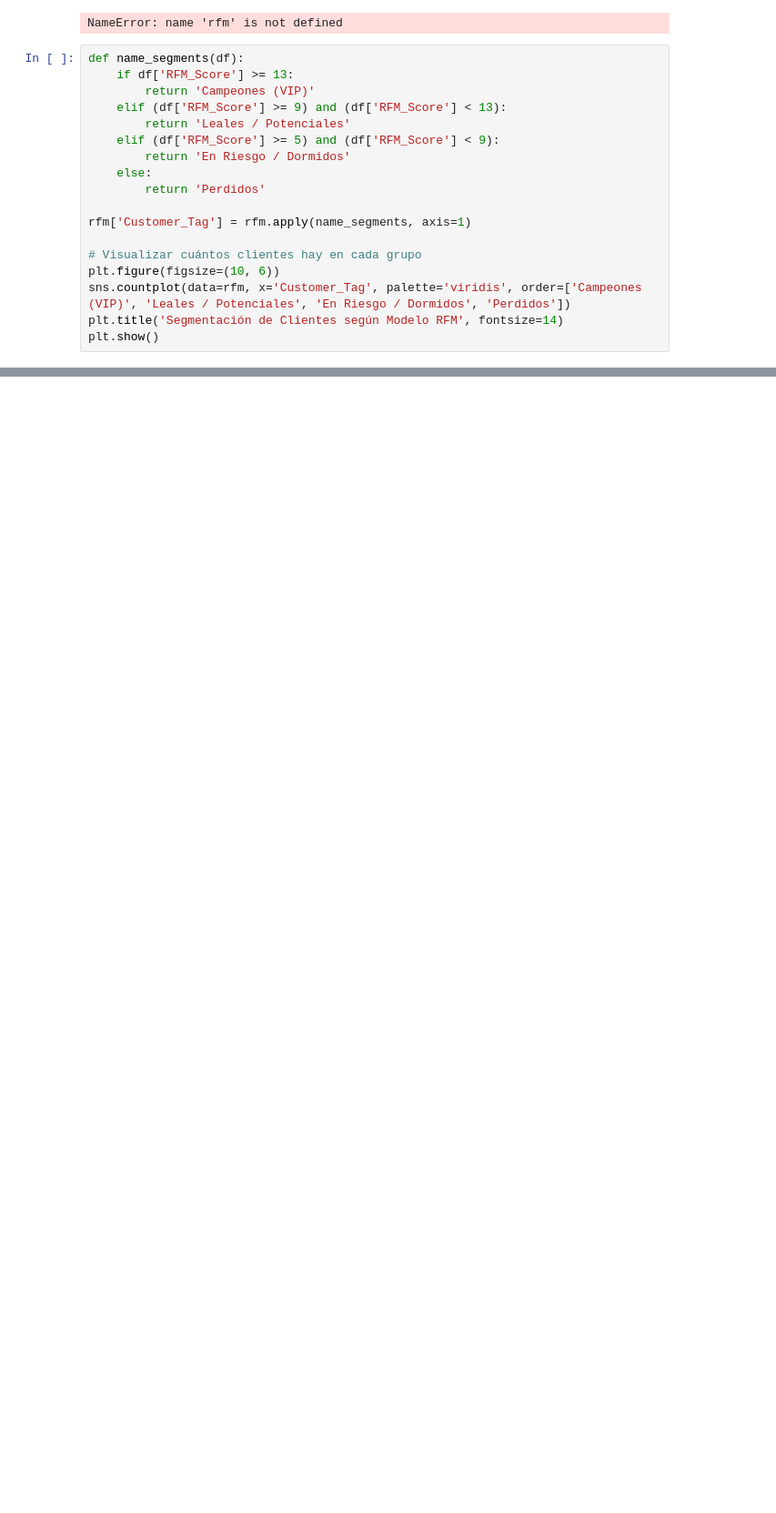
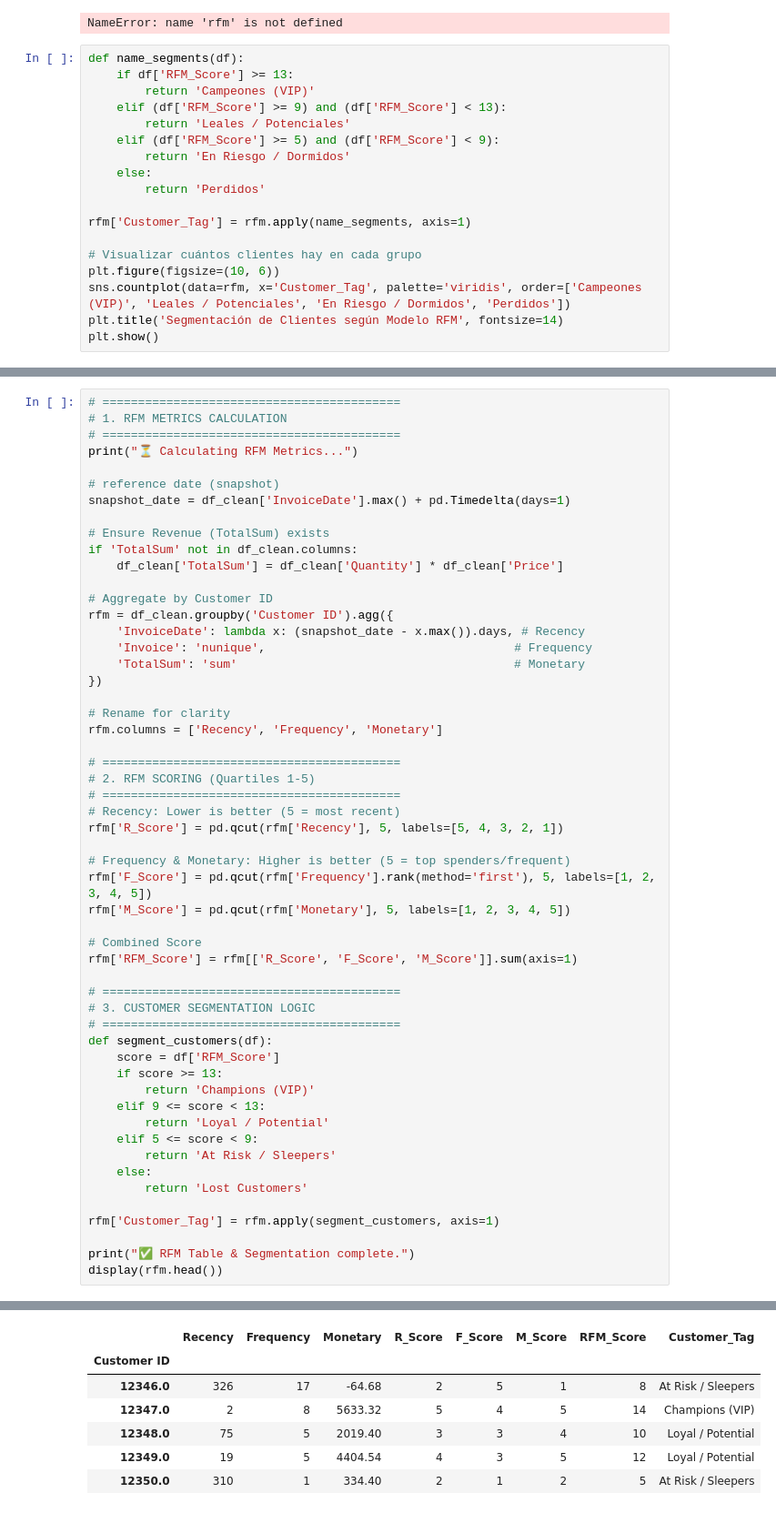
Before and after one commit to JesusSanchezM/1.-Supply-Chain-Intelligence, a Jupyter notebook: notebooks/02_eda_python.ipynb, the cells around one changed output, grey strips where cells are left out. Shown at 91% size. Drawn from its saved outputs; the diff is of its cells as text; blank space fills up the shorter version.

```diff
--- a/notebooks/02_eda_python.ipynb
+++ b/notebooks/02_eda_python.ipynb
@@ -139,0 +140,55 @@ plt.show()
+# %%
+# ==========================================
+# 1. RFM METRICS CALCULATION
+# ==========================================
+print("⏳ Calculating RFM Metrics...")
+
+# reference date (snapshot)
+snapshot_date = df_clean['InvoiceDate'].max() + pd.Timedelta(days=1)
+
+# Ensure Revenue (TotalSum) exists
+if 'TotalSum' not in df_clean.columns:
+    df_clean['TotalSum'] = df_clean['Quantity'] * df_clean['Price']
+
+# Aggregate by Customer ID
+rfm = df_clean.groupby('Customer ID').agg({
+    'InvoiceDate': lambda x: (snapshot_date - x.max()).days, # Recency
+    'Invoice': 'nunique',                                   # Frequency
+    'TotalSum': 'sum'                                       # Monetary
+})
+
+# Rename for clarity
+rfm.columns = ['Recency', 'Frequency', 'Monetary']
+
+# ==========================================
+# 2. RFM SCORING (Quartiles 1-5)
+# ==========================================
+# Recency: Lower is better (5 = most recent)
+rfm['R_Score'] = pd.qcut(rfm['Recency'], 5, labels=[5, 4, 3, 2, 1])
+
+# Frequency & Monetary: Higher is better (5 = top spenders/frequent)
+rfm['F_Score'] = pd.qcut(rfm['Frequency'].rank(method='first'), 5, labels=[1, 2, 3, 4, 5])
+rfm['M_Score'] = pd.qcut(rfm['Monetary'], 5, labels=[1, 2, 3, 4, 5])
+
+# Combined Score
+rfm['RFM_Score'] = rfm[['R_Score', 'F_Score', 'M_Score']].sum(axis=1)
+
+# ==========================================
+# 3. CUSTOMER SEGMENTATION LOGIC
+# ==========================================
+def segment_customers(df):
+    score = df['RFM_Score']
+    if score >= 13:
+        return 'Champions (VIP)'
+    elif 9 <= score < 13:
+        return 'Loyal / Potential'
+    elif 5 <= score < 9:
+        return 'At Risk / Sleepers'
+    else:
+        return 'Lost Customers'
+
+rfm['Customer_Tag'] = rfm.apply(segment_customers, axis=1)
+
+print("✅ RFM Table & Segmentation complete.")
+display(rfm.head())
+# %% [output]
@@ -139,0 +197,7 @@ plt.show()
+|  | Recency | Frequency | Monetary | R_Score | F_Score | M_Score | RFM_Score | Customer_Tag |
+| Customer ID |  |  |  |  |  |  |  |  |
+| 12346.0 | 326 | 17 | -64.68 | 2 | 5 | 1 | 8 | At Risk / Sleepers |
+| 12347.0 | 2 | 8 | 5633.32 | 5 | 4 | 5 | 14 | Champions (VIP) |
+| 12348.0 | 75 | 5 | 2019.40 | 3 | 3 | 4 | 10 | Loyal / Potential |
+| 12349.0 | 19 | 5 | 4404.54 | 4 | 3 | 5 | 12 | Loyal / Potential |
+| 12350.0 | 310 | 1 | 334.40 | 2 | 1 | 2 | 5 | At Risk / Sleepers |
```
Also changed, not shown: parts of 4 cells of this notebook, 3 other files.
